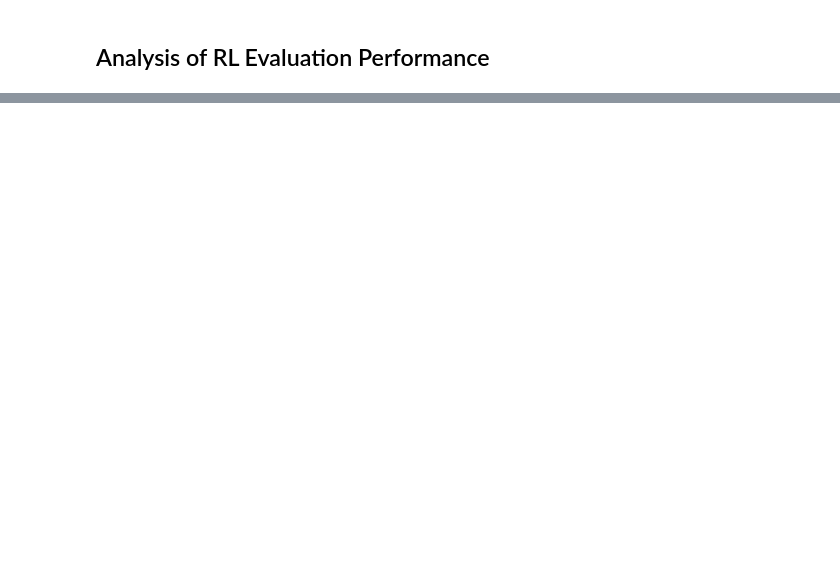
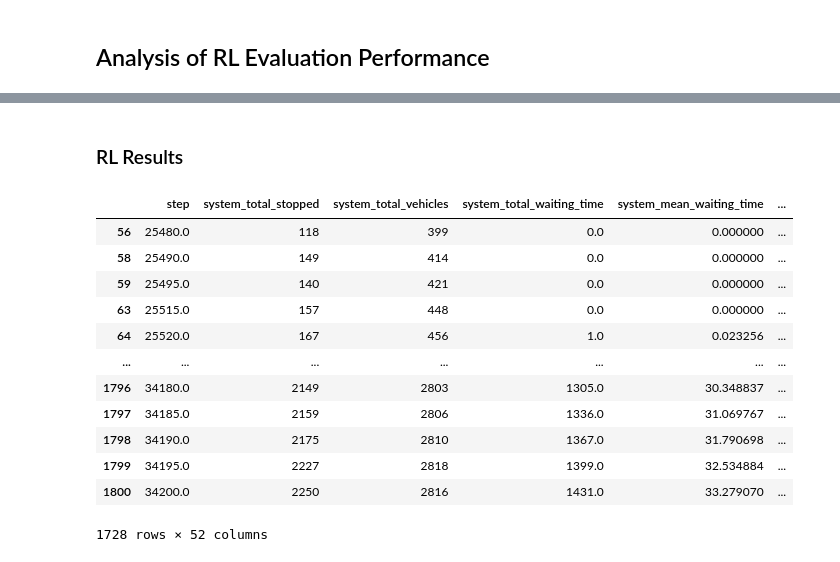
Before and after one commit to karstenk9/rl_traffic_signal_optimization, a Jupyter notebook: notebooks/evaluation_performance.ipynb, the cells around one changed output, grey strips where cells are left out. Drawn from its saved outputs; the diff is of its cells as text; code cells hidden in the pictures; blank space fills up the shorter version.

```diff
--- a/notebooks/evaluation_performance.ipynb
+++ b/notebooks/evaluation_performance.ipynb
@@ -14,0 +42,2 @@ pd.set_option('display.max_columns', None)
+# %% [markdown]
+### RL Results
@@ -14,0 +54,26 @@ pd.set_option('display.max_columns', None)
+# %%
+# Remove rows that do not contain any vehicles on the controlled lanes
+
+eval_waitTime = eval_waitTime[eval_waitTime['system_local_#vehicles'] != 0]
+eval_speed = eval_speed[eval_speed['system_local_#vehicles'] != 0]
+eval_queue = eval_queue[eval_queue['system_local_#vehicles'] != 0]
+eval_pressure = eval_pressure[eval_pressure['system_local_#vehicles'] != 0]
+eval_brake = eval_brake[eval_brake['system_local_#vehicles'] != 0]
+eval_brakeAccel = eval_brakeAccel[eval_brakeAccel['system_local_#vehicles'] != 0]
+eval_emission = eval_emission[eval_emission['system_local_#vehicles'] != 0]
+# %%
+eval_waitTime[eval_waitTime['system_local_CO2'] != 0]
+# %% [output]
+|  | step | system_total_stopped | system_total_vehicles | system_total_waiting_time | system_mean_waiting_time | ... |
+| 56 | 25480.0 | 118 | 399 | 0.0 | 0.000000 | ... |
+| 58 | 25490.0 | 149 | 414 | 0.0 | 0.000000 | ... |
+| 59 | 25495.0 | 140 | 421 | 0.0 | 0.000000 | ... |
+| 63 | 25515.0 | 157 | 448 | 0.0 | 0.000000 | ... |
+| 64 | 25520.0 | 167 | 456 | 1.0 | 0.023256 | ... |
+| ... | ... | ... | ... | ... | ... | ... |
+| 1796 | 34180.0 | 2149 | 2803 | 1305.0 | 30.348837 | ... |
+| 1797 | 34185.0 | 2159 | 2806 | 1336.0 | 31.069767 | ... |
+| 1798 | 34190.0 | 2175 | 2810 | 1367.0 | 31.790698 | ... |
+| 1799 | 34195.0 | 2227 | 2818 | 1399.0 | 32.534884 | ... |
+| 1800 | 34200.0 | 2250 | 2816 | 1431.0 | 33.279070 | ... |
+1728 rows × 52 columns
```
Also changed, not shown: parts of 17 cells of this notebook, 25 other files.
